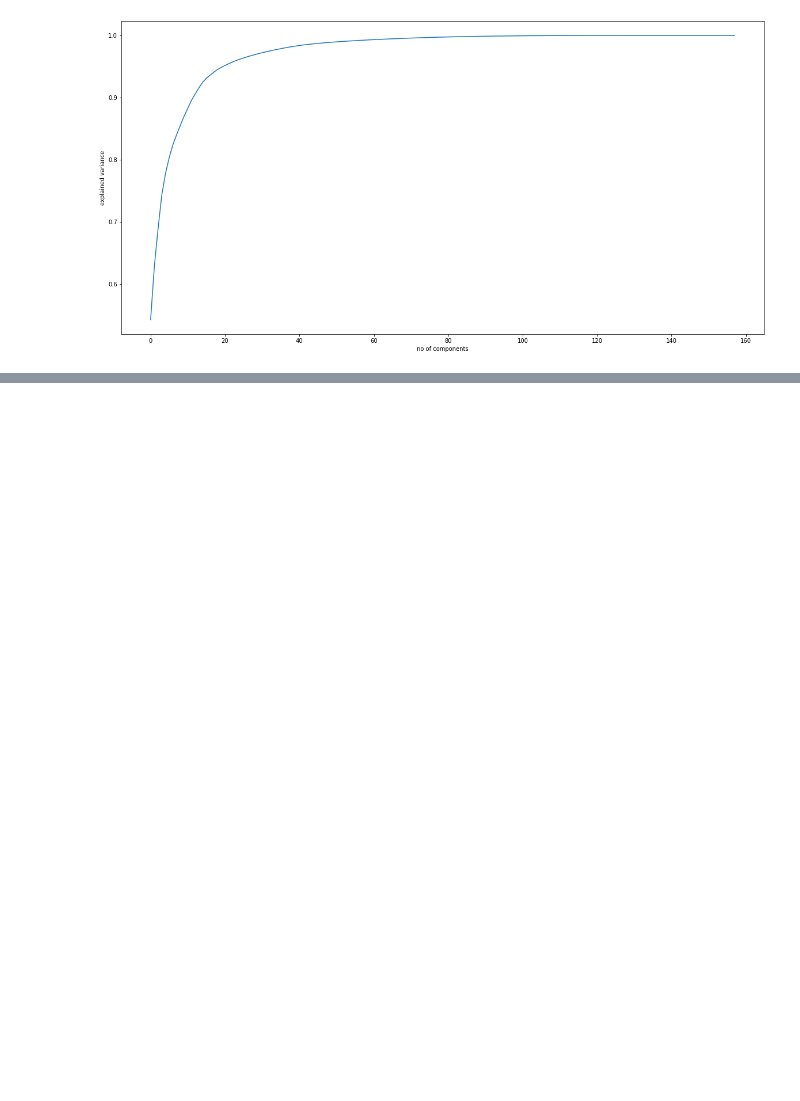
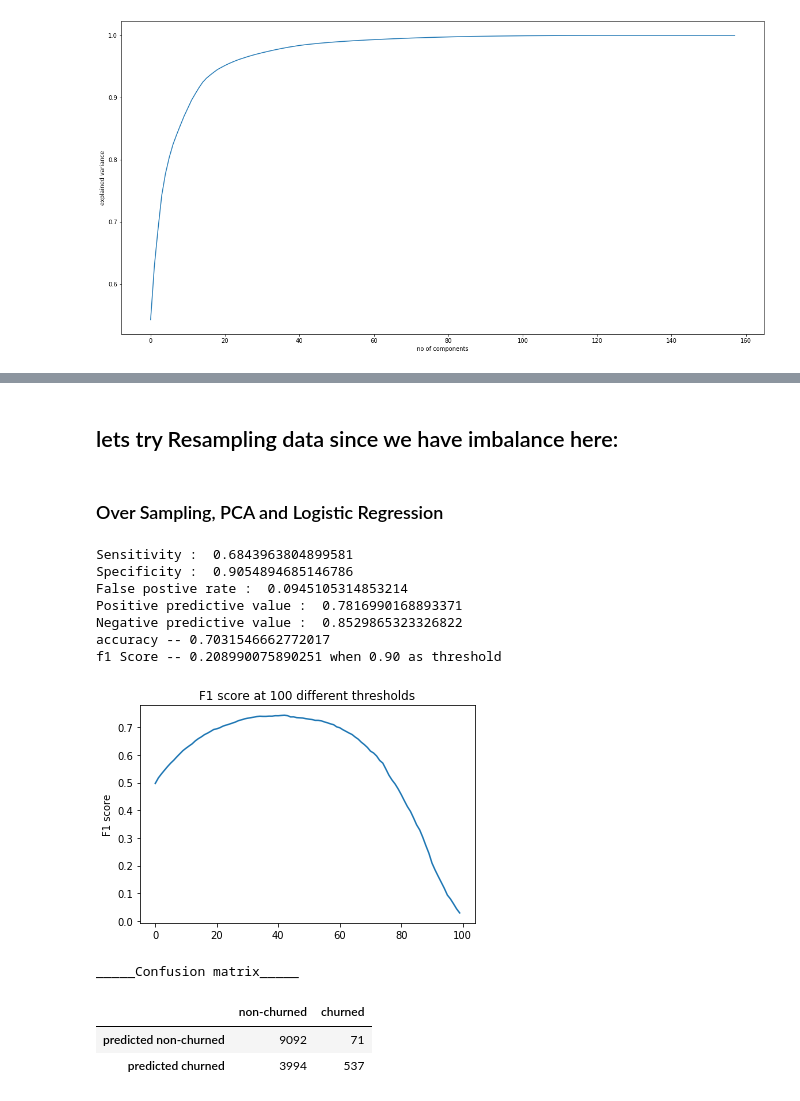
Before and after one commit to jagadeesh-gajula/Telecom-Churn-Prediction, a Jupyter notebook: Telecom Churn Case Study.ipynb, the cells around one changed output, grey strips where cells are left out. Cells and saved outputs as stored; diff of their text form; code cells hidden in the pictures; blank space fills up the shorter version.

```diff
--- a/Telecom Churn Case Study.ipynb
+++ b/Telecom Churn Case Study.ipynb
@@ -567,0 +607,70 @@ _____Confusion matrix_____
+# %% [markdown]
+##  lets try Resampling data since we have imbalance here:
+# %% [markdown]
+### Over Sampling, PCA and Logistic Regression
+# %%
+# Oversampling data to get good F1 score
+import imblearn
+oversample = imblearn.over_sampling.RandomOverSampler(sampling_strategy=.5)
+x_over, y_over = oversample.fit_resample(pca_df_original.drop('label',axis=1)
+                                         ,pca_df_original.label)
+
+# scaling data before PCA
+from sklearn.preprocessing import StandardScaler
+scaler = StandardScaler()
+x_over = scaler.fit_transform(x_over)
+
+# PCA implementation
+from sklearn.decomposition import IncrementalPCA
+pca_tree = IncrementalPCA(n_components=25)
+x_over = pca_tree.fit_transform(x_over)
+
+#splitting into training and test sets
+x_train,x_test,y_train,y_test = train_test_split(x_over,y_over,test_size=0.33)
+
+
+#Lets implement the oversampled dataset
+from sklearn.linear_model import LogisticRegression
+classifier = LogisticRegression()
+classifier.fit(x_train,y_train)
+
+# predicting the values
+y_pred = classifier.predict(x_test)
+
+
+clf_metrics(y_test,y_pred)
+# manually controlling threshold
+y_pred = np.where(classifier.predict_proba(x_test)[:,1] > .90, 1, 0)
+print("accuracy --",metrics.accuracy_score(y_test,y_pred))
+confusion = metrics.confusion_matrix(y_test,y_pred)
+print("f1 Score --",metrics.f1_score(y_pred,y_test),"when 0.90 as threshold")
+
+
+f1=[]
+for i in range(100):
+    y_pred = np.where(classifier.predict_proba(x_test)[:,1] > i/100, 1, 0)
+    f1.append(metrics.f1_score(y_pred,y_test))
+
+plt.plot(range(100),f1)
+plt.title("F1 score at 100 different thresholds")
+plt.ylabel("F1 score")
+plt.show()
+
+print("_____Confusion matrix_____")
+confusion = pd.DataFrame(confusion)
+confusion.columns=['non-churned','churned']
+confusion.index=['predicted non-churned','predicted churned']
+confusion.style.background_gradient()
+# %% [output]
+Sensitivity :  0.6843963804899581
+Specificity :  0.9054894685146786
+False postive rate :  0.0945105314853214
+Positive predictive value :  0.7816990168893371
+Negative predictive value :  0.8529865323326822
+accuracy -- 0.7031546662772017
+f1 Score -- 0.208990075890251 when 0.90 as threshold
+[figure, added]
+_____Confusion matrix_____
+|  | non-churned | churned |
+| predicted non-churned | 9092 | 71 |
+| predicted churned | 3994 | 537 |
```
Also changed, not shown: parts of 41 cells of this notebook.
